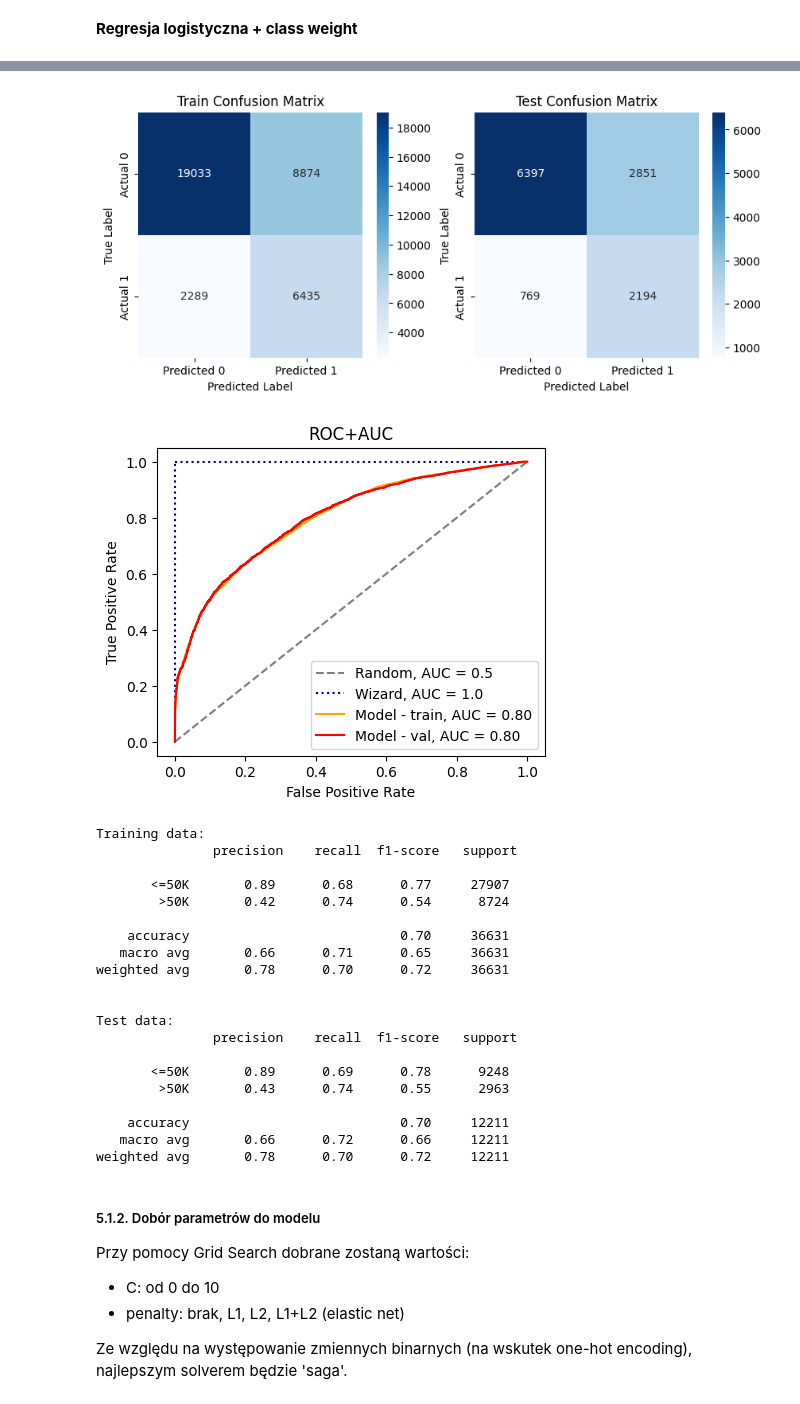
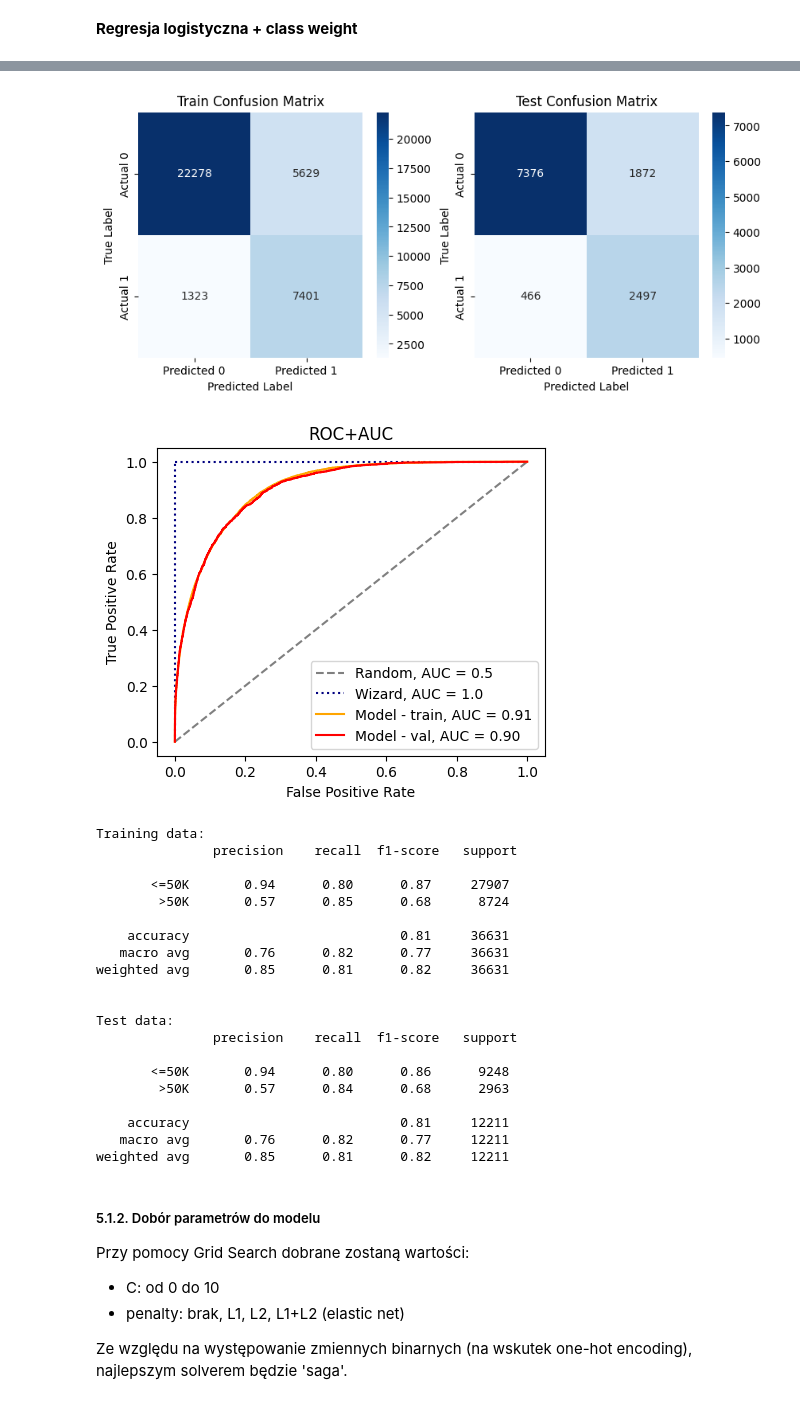
Before and after one commit to hoanganhlinh/SRD-projekt, a Jupyter notebook: adult-classification.ipynb, the cells around one changed output, grey strips where cells are left out. Cells and saved outputs as stored; diff of their text form; code cells hidden in the pictures.

```diff
--- a/adult-classification.ipynb
+++ b/adult-classification.ipynb
@@ -527,0 +535,2 @@ memory usage: 18.6 MB
+# %%
+df_adult = df_adult.drop(columns=['fnlwgt'])
@@ -528,3 +541,8 @@ memory usage: 18.6 MB
+# %%
+from sklearn.preprocessing import StandardScaler
+
+num_cols = ['age', 'education-num', 'capital-gain', 'capital-loss', 'hours-per-week']
+scaler = StandardScaler()
 # %% [markdown]
 ### 4. Eksploracyjna analiza danych
 W tej sekcji przeprowadzono analizę statystyczną i wizualną przetworzonych danych. Celem jest zrozumienie rozkładów zmiennych, zidentyfikowanie cech różnicujących grupy dochodowe oraz zbadanie siły korelacji między zmiennymi a zmienną celową.
@@ -644,6 +660,10 @@ X = df_adult.drop(columns=['income_binary'])
 y = df_adult['income_binary']
 
 X_train, X_test, y_train, y_test = train_test_split(X, y, test_size=0.25, random_state=42)
+
+# Standaryzacja zmiennych numerycznych (fit na train, transform na train i test)
+X_train[num_cols] = scaler.fit_transform(X_train[num_cols])
+X_test[num_cols] = scaler.transform(X_test[num_cols])
 # %% [markdown]
 Ze względu na nierównowagę w liczebości klas zmiennej celu, można przetestować SMOTE
 # %%
@@ -755,33 +779,33 @@ lr_clas_weights.fit(X_train, y_train)
 # %%
 y_train_lr_cw = lr_clas_weights.predict(X_train)
-y_test_lrcw = lr_clas_weights.predict(X_test)
+y_test_lr_cw = lr_clas_weights.predict(X_test)
 # %%
-plot_confusion_matrices(y_train, y_train_lr_cw, y_test, y_test_lrcw)
+plot_confusion_matrices(y_train, y_train_lr_cw, y_test, y_test_lr_cw)
 plot_roc_auc_curve(X_train, y_train, X_test, y_test, lr_clas_weights)
-print_report(y_train, y_train_lr_cw, y_test, y_test_lrcw, target_names)
+print_report(y_train, y_train_lr_cw, y_test, y_test_lr_cw, target_names)
 # %% [output]
-[figure, old version]
+[figure, new version]
-[figure, old version]
+[figure, new version]
 Training data:
                precision    recall  f1-score   support
 
-       <=50K       0.89      0.68      0.77     27907
-        >50K       0.42      0.74      0.54      8724
+       <=50K       0.94      0.80      0.87     27907
+        >50K       0.57      0.85      0.68      8724
 
-    accuracy                           0.70     36631
-   macro avg       0.66      0.71      0.65     36631
-weighted avg       0.78      0.70      0.72     36631
+    accuracy                           0.81     36631
+   macro avg       0.76      0.82      0.77     36631
+weighted avg       0.85      0.81      0.82     36631
 
 
 Test data:
                precision    recall  f1-score   support
 
-       <=50K       0.89      0.69      0.78      9248
-        >50K       0.43      0.74      0.55      2963
+       <=50K       0.94      0.80      0.86      9248
+        >50K       0.57      0.84      0.68      2963
 
-    accuracy                           0.70     12211
-   macro avg       0.66      0.72      0.66     12211
-weighted avg       0.78      0.70      0.72     12211
+    accuracy                           0.81     12211
+   macro avg       0.76      0.82      0.77     12211
+weighted avg       0.85      0.81      0.82     12211
 # %% [markdown]
 ##### 5.1.2. Dobór parametrów do modelu
 Przy pomocy Grid Search dobrane zostaną wartości:
```
Also changed, not shown: parts of 27 cells of this notebook.
